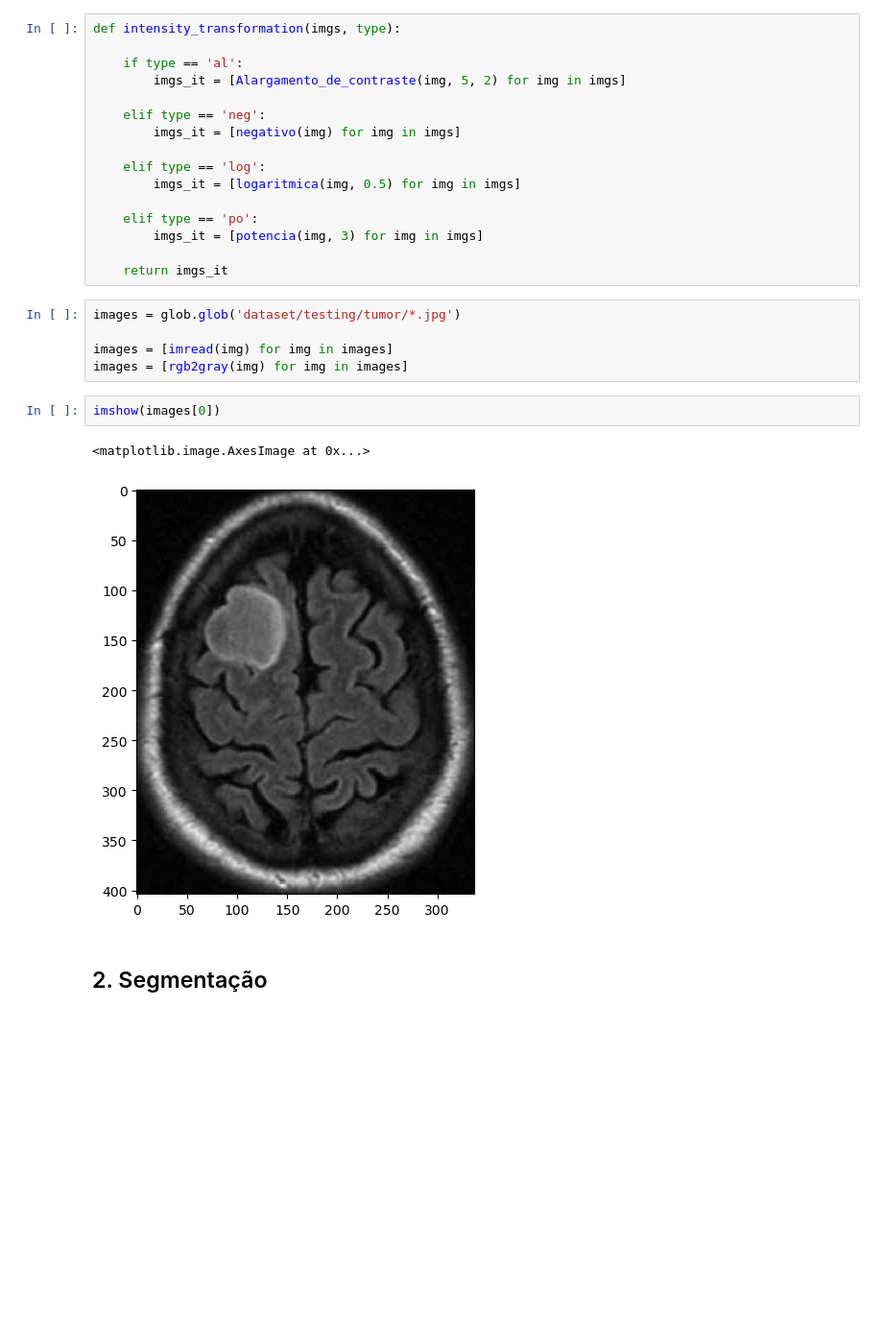
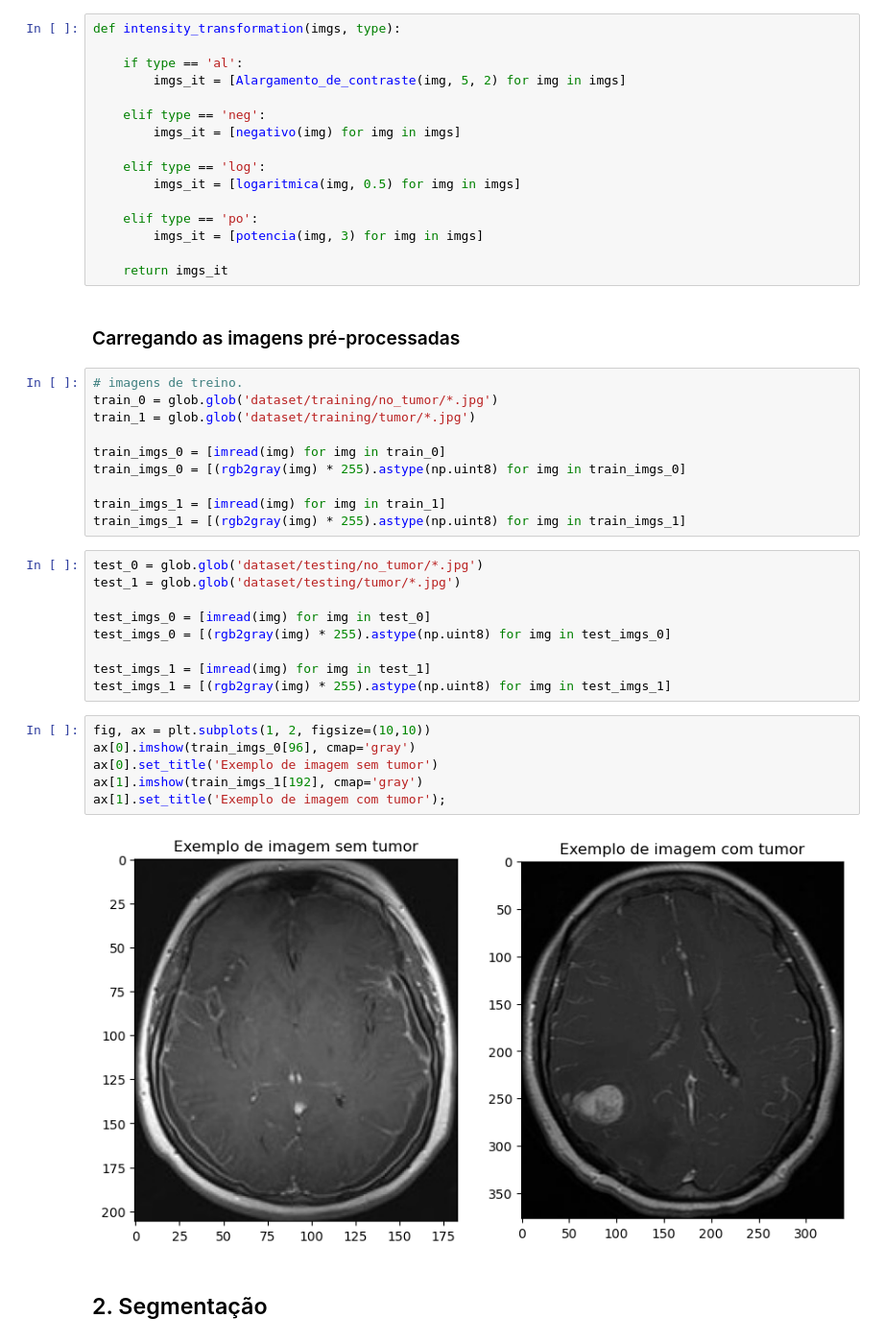
Before and after one commit to KillerGlass/computer-vision, a Jupyter notebook: sistema_de_visao.ipynb, the cells around one changed output. Shown at 96% size. Drawn from its saved outputs; the diff is of its cells as text; blank space fills up the shorter version.

```diff
--- a/sistema_de_visao.ipynb
+++ b/sistema_de_visao.ipynb
@@ -88,16 +89,35 @@ def intensity_transformation(imgs, type):
         imgs_it = [potencia(img, 3) for img in imgs]
 
     return imgs_it
+# %% [markdown]
+### Carregando as imagens pré-processadas
+# %%
+# imagens de treino.
+train_0 = glob.glob('dataset/training/no_tumor/*.jpg')
+train_1 = glob.glob('dataset/training/tumor/*.jpg')
+
+train_imgs_0 = [imread(img) for img in train_0]
+train_imgs_0 = [(rgb2gray(img) * 255).astype(np.uint8) for img in train_imgs_0]
+
+train_imgs_1 = [imread(img) for img in train_1]
+train_imgs_1 = [(rgb2gray(img) * 255).astype(np.uint8) for img in train_imgs_1]
 # %%
-images = glob.glob('dataset/testing/tumor/*.jpg')
+test_0 = glob.glob('dataset/testing/no_tumor/*.jpg')
+test_1 = glob.glob('dataset/testing/tumor/*.jpg')
 
-images = [imread(img) for img in images]
-images = [rgb2gray(img) for img in images]
+test_imgs_0 = [imread(img) for img in test_0]
+test_imgs_0 = [(rgb2gray(img) * 255).astype(np.uint8) for img in test_imgs_0]
+
+test_imgs_1 = [imread(img) for img in test_1]
+test_imgs_1 = [(rgb2gray(img) * 255).astype(np.uint8) for img in test_imgs_1]
-# %%
-imshow(images[0])
-# %% [output]
-<matplotlib.image.AxesImage at 0x...>
-[figure, removed]
+# %%
+fig, ax = plt.subplots(1, 2, figsize=(10,10))
+ax[0].imshow(train_imgs_0[96], cmap='gray')
+ax[0].set_title('Exemplo de imagem sem tumor')
+ax[1].imshow(train_imgs_1[192], cmap='gray')
+ax[1].set_title('Exemplo de imagem com tumor');
+# %% [output]
+[figure, added]
 # %% [markdown]
 ## 2. Segmentação
 # %%
```
Also changed, not shown: parts of 14 cells of this notebook.
